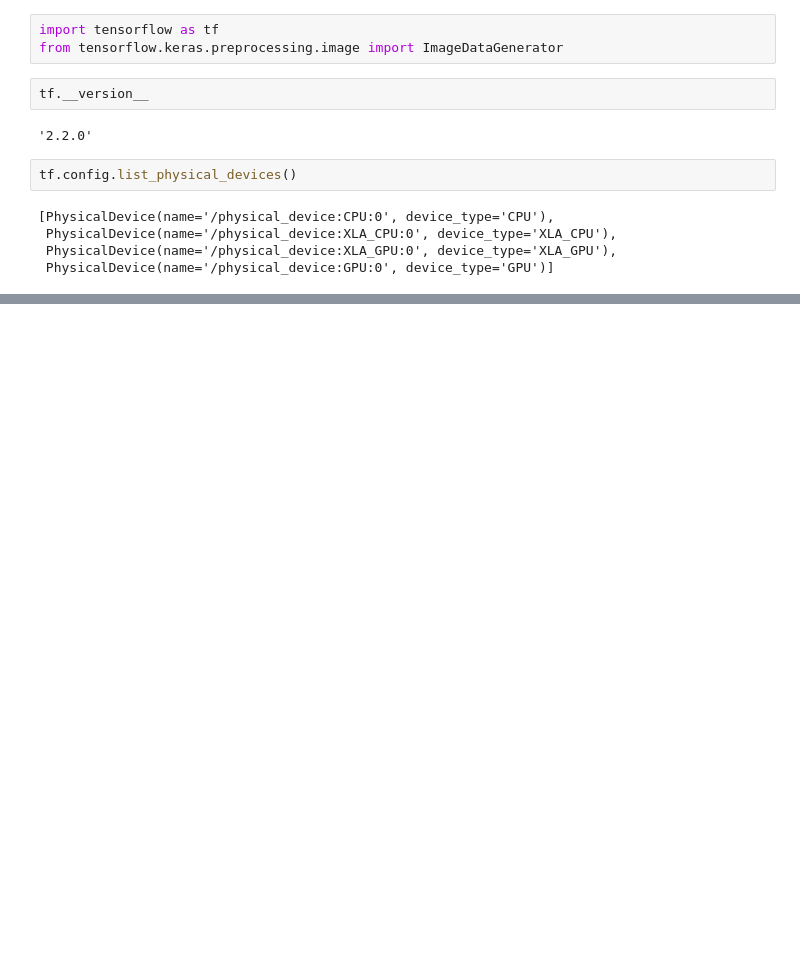
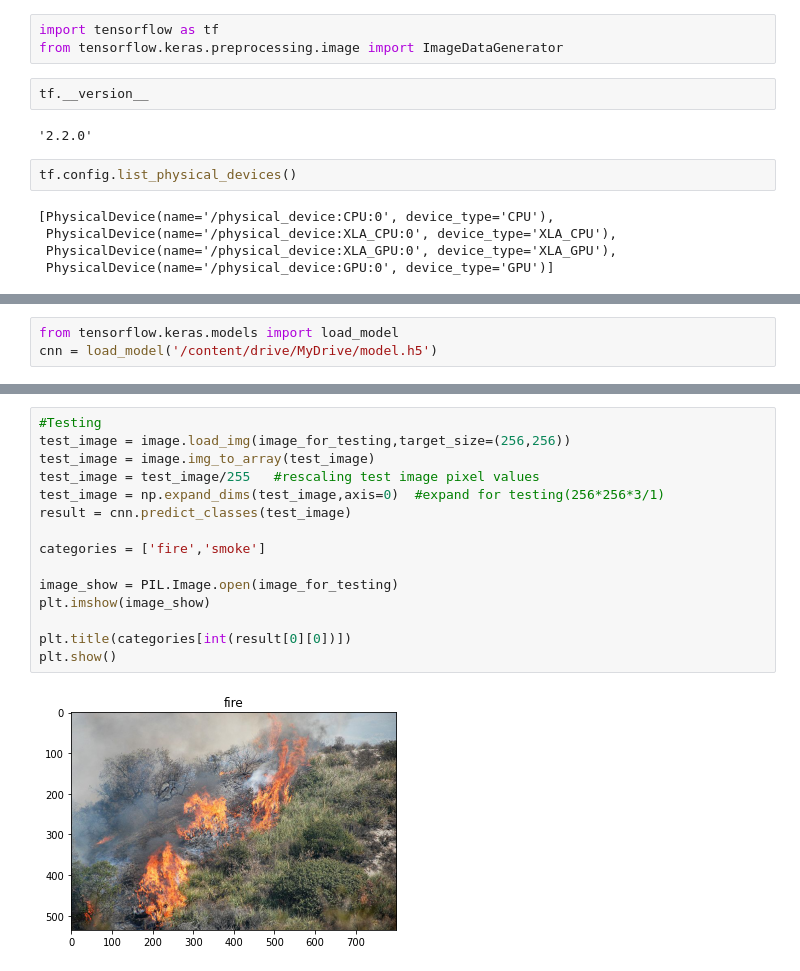
Before and after one commit to Sagar-modelling/Fire_Fighting, a Jupyter notebook: fire_fighting.ipynb, the cells around one changed output, grey strips where cells are left out. Cells and saved outputs as stored; diff of their text form; blank space fills up the shorter version.

```diff
--- a/fire_fighting.ipynb
+++ b/fire_fighting.ipynb
@@ -38,0 +96,3 @@ train = training_datagenerator.fl
+# %%
+from tensorflow.keras.models import load_model
+cnn = load_model('/content/drive/MyDrive/model.h5')
@@ -38,0 +131,17 @@ train = training_datagenerator.fl
+# %%
+#Testing
+test_image = image.load_img(image_for_testing,target_size=(256,256))
+test_image = image.img_to_array(test_image)
+test_image = test_image/255   #rescaling test image pixel values
+test_image = np.expand_dims(test_image,axis=0)  #expand for testing(256*256*3/1)
+result = cnn.predict_classes(test_image)
+
+categories = ['fire','smoke']
+
+image_show = PIL.Image.open(image_for_testing)
+plt.imshow(image_show)
+
+plt.title(categories[int(result[0][0])])
+plt.show()
+# %% [output]
+[figure, added]
```
Also changed, not shown: parts of 12 cells of this notebook.
